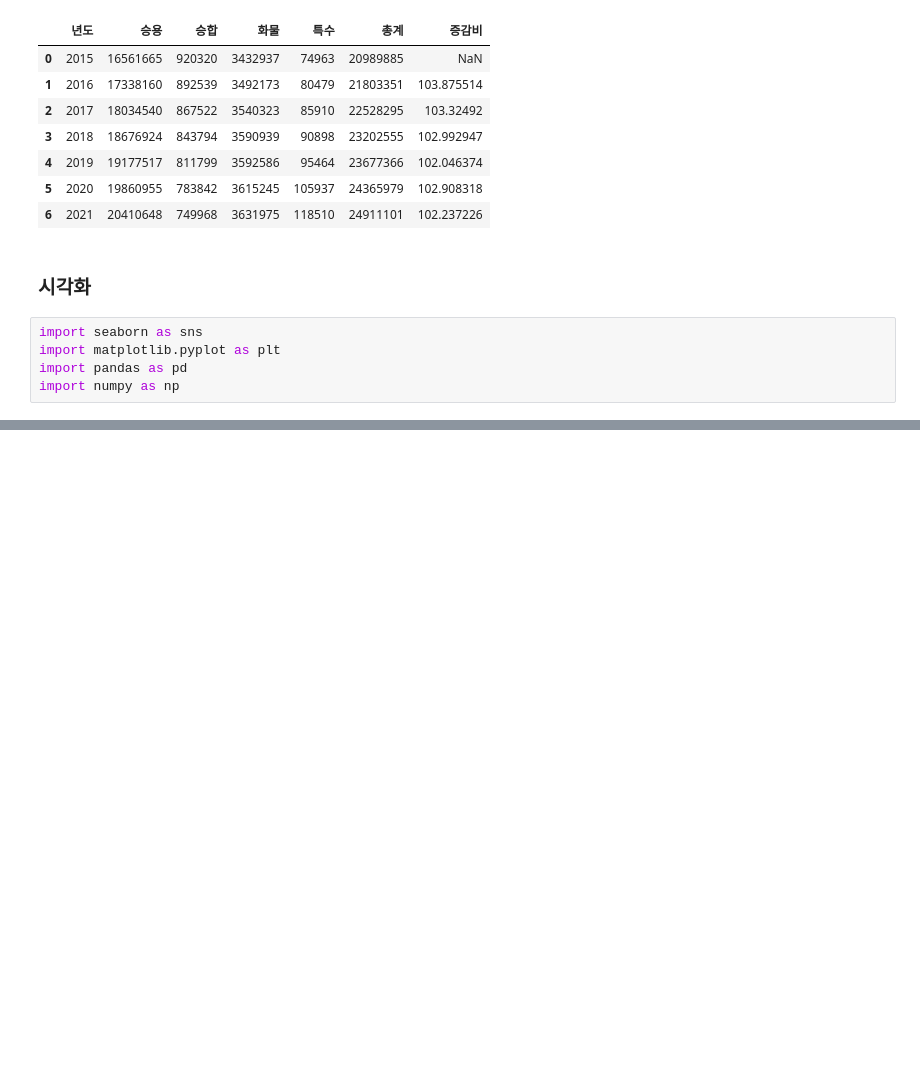
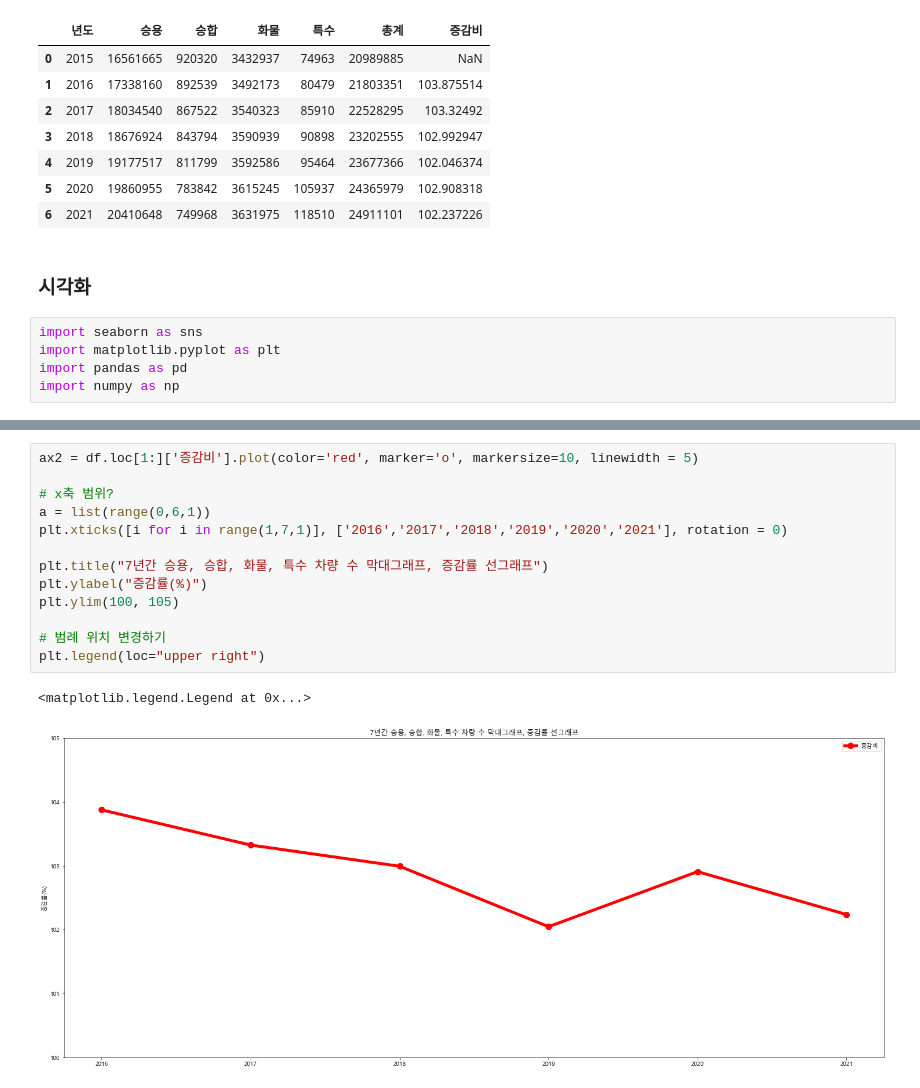
Before and after one commit to JIDONGJU/StudyPython22, a Jupyter notebook: 220614~/11day~/5.자동차_등록대수_및_증감률.ipynb, the cells around one changed output, grey strips where cells are left out. Drawn from its saved outputs; the diff is of its cells as text; blank space fills up the shorter version.

```diff
--- a/220614~/11day~/5.자동차_등록대수_및_증감률.ipynb
+++ b/220614~/11day~/5.자동차_등록대수_및_증감률.ipynb
@@ -151,0 +188,16 @@ plt.show()
+# %%
+ax2 = df.loc[1:]['증감비'].plot(color='red', marker='o', markersize=10, linewidth = 5)
+
+# x축 범위?
+a = list(range(0,6,1))
+plt.xticks([i for i in range(1,7,1)], ['2016','2017','2018','2019','2020','2021'], rotation = 0)
+
+plt.title("7년간 승용, 승합, 화물, 특수 차량 수 막대그래프, 증감률 선그래프")
+plt.ylabel("증감률(%)")
+plt.ylim(100, 105)
+
+# 범례 위치 변경하기
+plt.legend(loc="upper right")
+# %% [output]
+<matplotlib.legend.Legend at 0x...>
+[figure, added]
```
Also changed, not shown: parts of 5 cells of this notebook.
